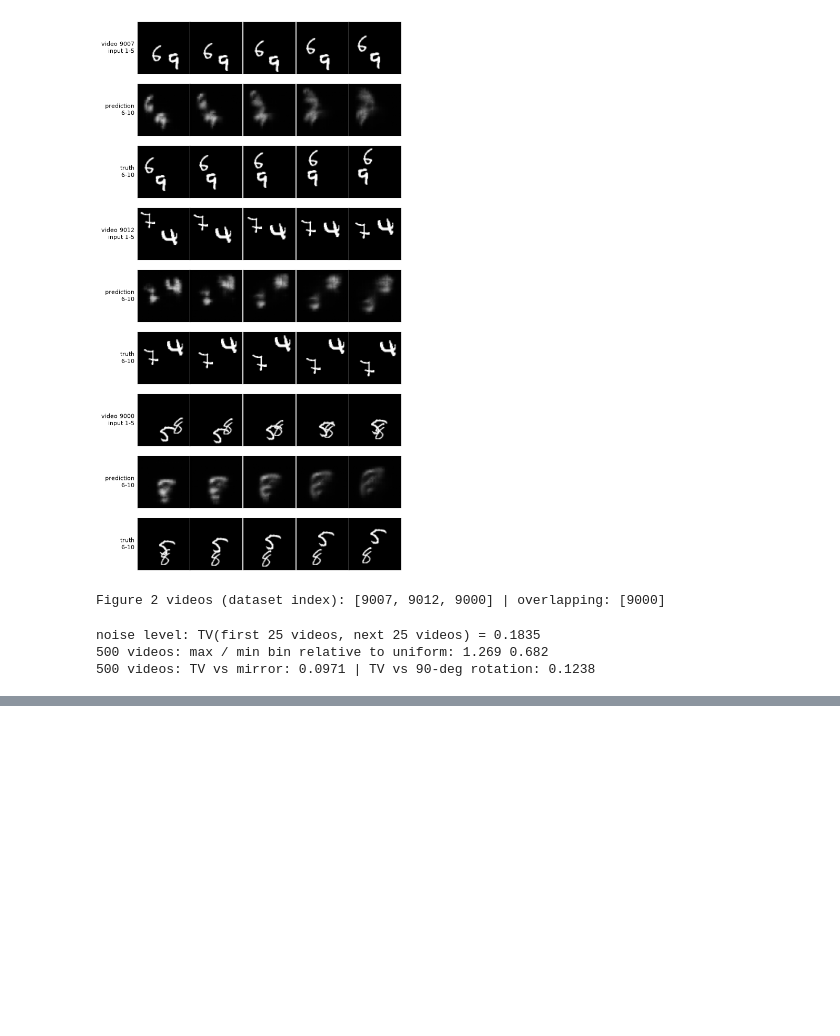
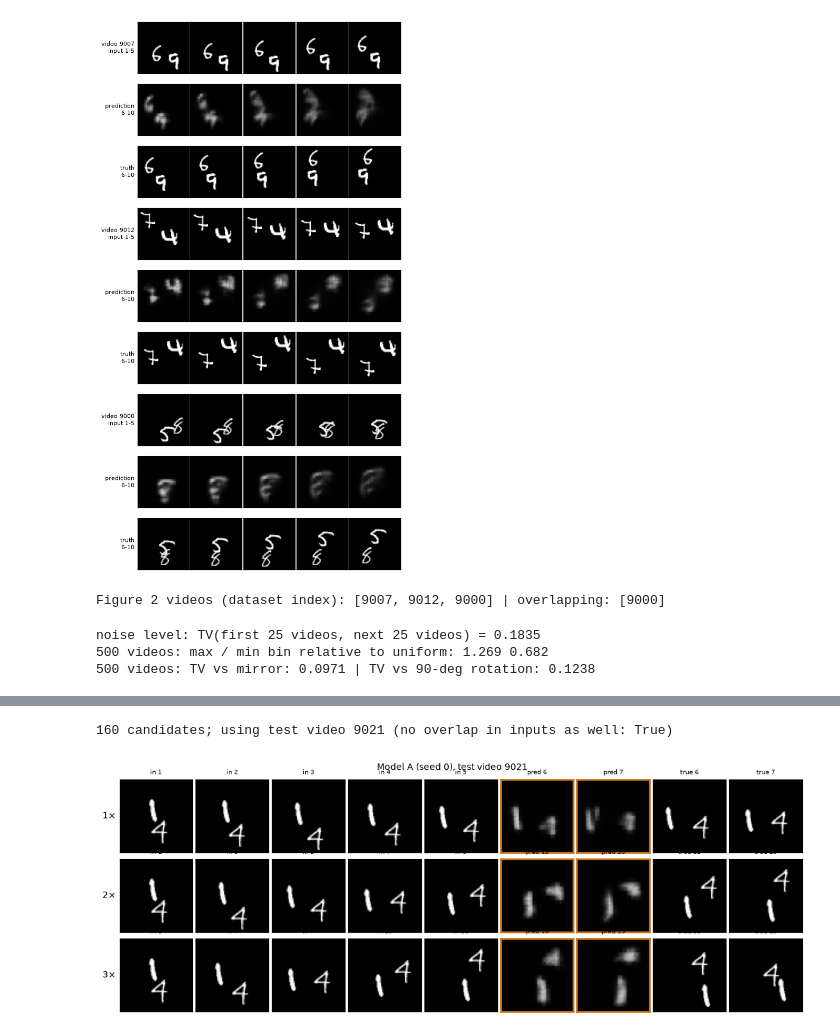
Before and after one commit to 25280066/DL4STG-PA2, a Jupyter notebook: Question2/Question2.ipynb, the cells around one changed output, grey strips where cells are left out. Drawn from its saved outputs; the diff is of its cells as text; code cells hidden in the pictures; blank space fills up the shorter version.

```diff
--- a/Question2/Question2.ipynb
+++ b/Question2/Question2.ipynb
@@ -520,0 +722,41 @@ noise level: TV(first 25 videos, next 25 videos) = 0.1835
+# %%
+# Figure 5: one video at 1x, 2x, 3x (seed-0 model A)
+SHOWN_TRUE = [6, 7, 11, 13, 16, 19]                           # first two targets at 1x, 2x, 3x
+SHOWN_INPUTS = sorted({1, 2, 3, 4, 5, 7, 9, 10, 13})          # input frames at 1x, 2x, 3x
+cands = [i for i in range(len(TEST_U8)) if not overlaps(TEST_U8[i], SHOWN_TRUE)]
+strict = [i for i in cands if not overlaps(TEST_U8[i], SHOWN_INPUTS)]
+FIG5 = (strict or cands)[0]
+json.dump({"video": FIG5}, open(f"{OUT}/results/fig5_video.json", "w"))
+print(f"{len(cands)} candidates; using test video {9000+FIG5} (no overlap in inputs as well: {FIG5 in strict})")
+
+def speed_rows(f, i):
+    rows = []
+    for k in (1, 2, 3):
+        X, Y, _ = make_windows(TEST_DEV[i:i + 1], 1, k)
+        X, Y = to_float(X), to_float(Y)
+        with torch.no_grad():
+            P = f(X)
+        rows.append([to_np(X[0, j]) for j in range(5)] + [to_np(P[0, j]) for j in range(2)] +
+                    [to_np(Y[0, j]) for j in range(2)])
+    return rows
+
+def save_speed_figure(rows, title, path):
+    fig, axes = plt.subplots(3, 9, figsize=(11, 4.0))
+    frames = {1: ([1, 2, 3, 4, 5], [6, 7]), 2: ([1, 3, 5, 7, 9], [11, 13]), 3: ([1, 4, 7, 10, 13], [16, 19])}
+    for r, k in enumerate((1, 2, 3)):
+        fin, fout = frames[k]
+        names = [f"in {f}" for f in fin] + [f"pred {f}" for f in fout] + [f"true {f}" for f in fout]
+        for c in range(9):
+            ax = axes[r, c]; ax.imshow(rows[r][c], cmap="gray", vmin=0, vmax=1); ax.set_xticks([]); ax.set_yticks([])
+            ax.set_title(names[c], fontsize=7)
+            if c == 0: ax.set_ylabel(f"{k}×", rotation=0, ha="right", va="center", fontsize=10)
+            if c in (5, 6):
+                for s in ax.spines.values(): s.set_edgecolor("#ce791c"); s.set_linewidth(2)
+    fig.suptitle(title, fontsize=10); fig.tight_layout(pad=0.3)
+    fig.savefig(path, bbox_inches="tight", dpi=150); plt.show()
+
+save_speed_figure(speed_rows(mA0, FIG5), f"Model A (seed 0), test video {9000+FIG5}",
+                  f"{OUT}/figures/fig5_A_speeds_video{9000+FIG5}.pdf")
+# %% [output]
+160 candidates; using test video 9021 (no overlap in inputs as well: True)
+[figure, added]
```
Also changed, not shown: parts of 4 cells of this notebook, 16 other files.
